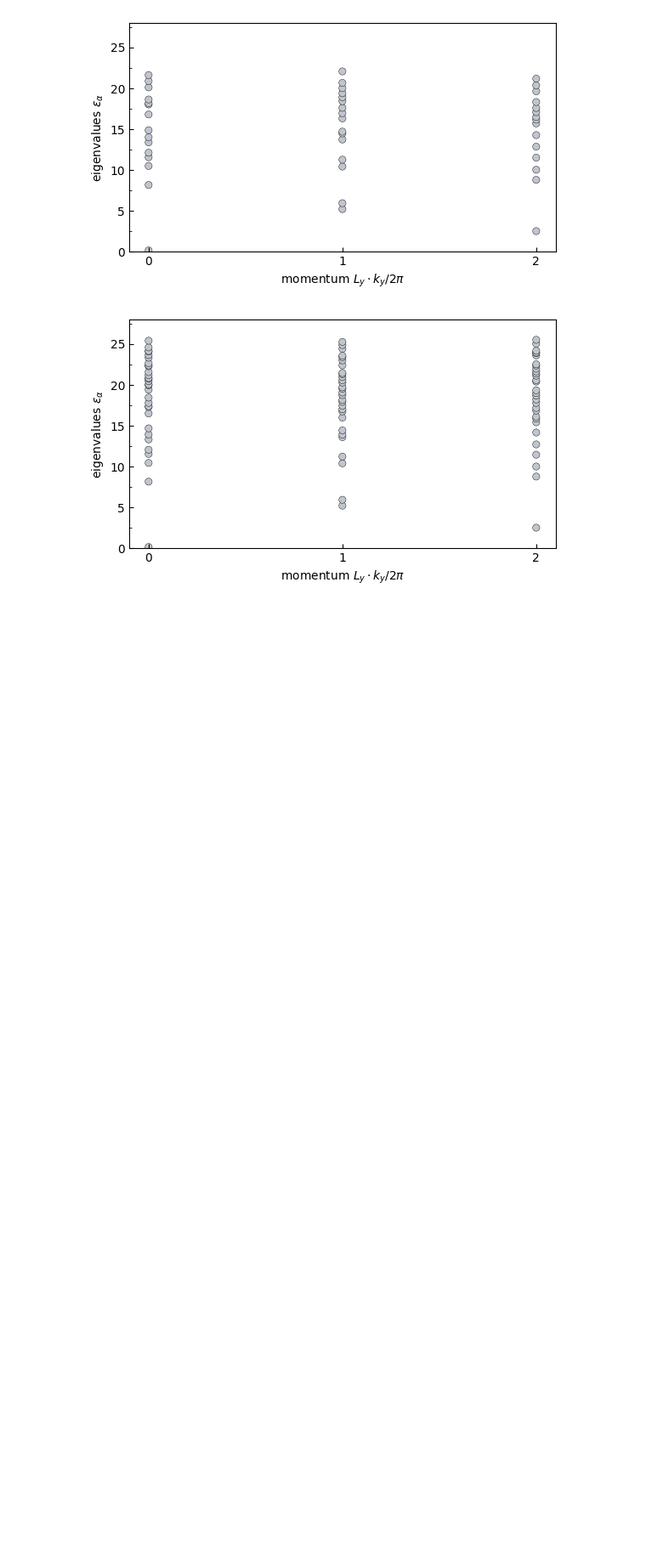
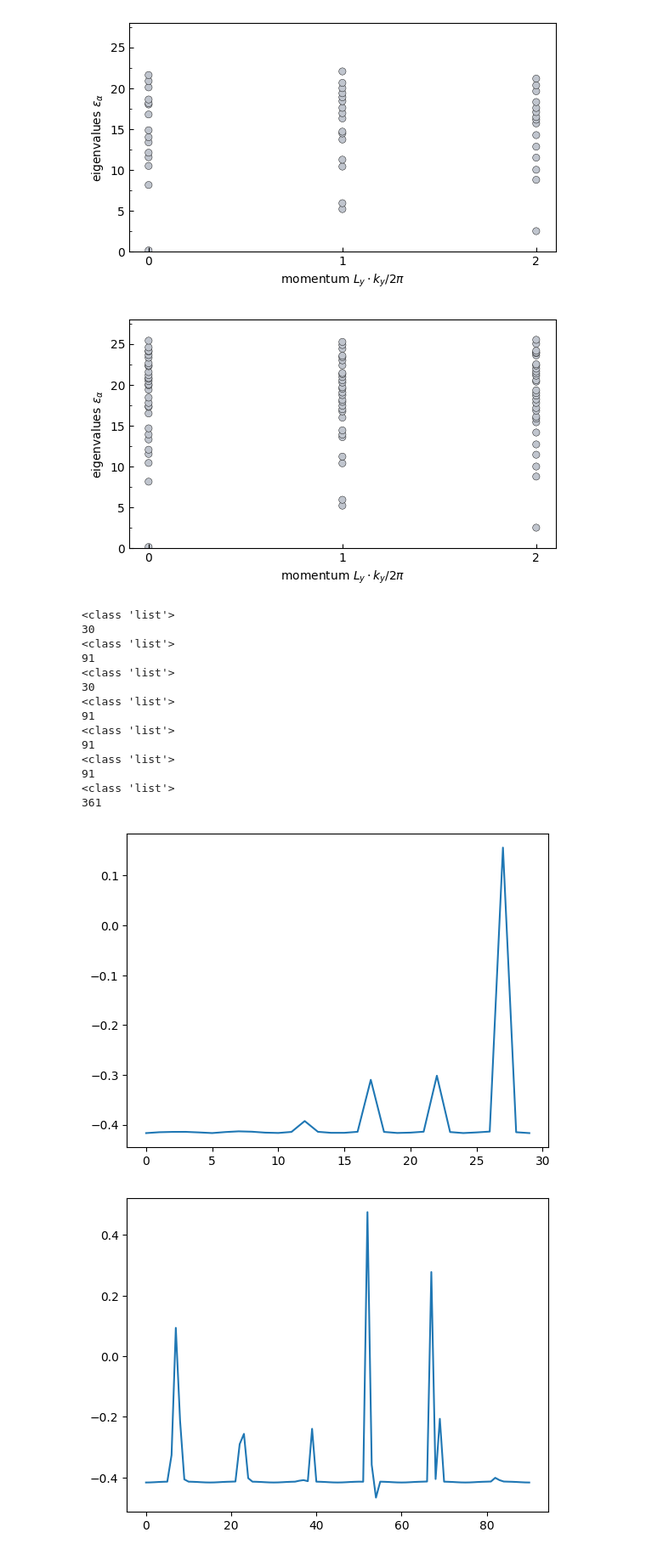
Before and after one commit to TZacha2001/MasterThesisFQHinTMDs, a Jupyter notebook: MPS_stuff/MPScalculations/plot_entanglement_spectrum.ipynb, the cells around one changed output. Shown at 85% size. Drawn from its saved outputs; the diff is of its cells as text; code cells hidden in the pictures; blank space fills up the shorter version.

```diff
--- a/MPS_stuff/MPScalculations/plot_entanglement_spectrum.ipynb
+++ b/MPS_stuff/MPScalculations/plot_entanglement_spectrum.ipynb
@@ -188,7 +187,7 @@ for fname in fname_list1:
     fig = pl.figure(figsize=(4*(1+np.sqrt(5))/2, 7/2))#,gridspec_kw={'height_ratios': [(1+np.sqrt(5))/2, 1]})
     ax = pl.gca()
     ax.set_ylim(0, 14)
-    permute = np.arange(Ly)
+    permute = np.arange(Ly1)
     plot_ent_spect_color(ax, entspec, Ly1, PRINT=False, permute=permute)
 
 for fname in fname_list2:
@@ -197,7 +196,7 @@ for fname in fname_list2:
     fig = pl.figure(figsize=(4*(1+np.sqrt(5))/2, 7/2))#,gridspec_kw={'height_ratios': [(1+np.sqrt(5))/2, 1]})
     ax = pl.gca()
     ax.set_ylim(0, 28)
-    permute = np.arange(Ly)
+    permute = np.arange(Ly2)
     plot_ent_spect_color(ax, entspec, Ly2, PRINT=False, permute=permute)
 # %% [output]
 [figure]
@@ -212,3 +211,39 @@ for fname in fname_list2:
 [figure]
 [figure]
 [figure]
+# %%
+fname_1_K0_30 = 'entspec_xk_Hofst_BL_pi_2_chi128_Lx2_Ly3_t-1.0_tp-0.25_K0_N1fluxes0.0-9.0-30.h5'
+fname_1_K0_91 = 'entspec_xk_Hofst_BL_pi_2_chi128_Lx2_Ly3_t-1.0_tp-0.25_K0_N1fluxes0.0-9.0-91.h5'
+fname_3_K0_30 = 'entspec_xk_Hofst_BL_pi_2_chi128_Lx2_Ly3_t-1.0_tp-0.25_K0_N3fluxes0.0-9.0-30.h5'
+fname_3_K0_91 = 'entspec_xk_Hofst_BL_pi_2_chi128_Lx2_Ly3_t-1.0_tp-0.25_K0_N3fluxes0.0-9.0-91.h5'
+fname_2_K1_91 = 'entspec_xk_Hofst_BL_pi_2_chi128_Lx2_Ly3_t-1.0_tp-0.25_K1_N2fluxes0.0-9.0-91.h5'
+fname_2_K2_91 = 'entspec_xk_Hofst_BL_pi_2_chi128_Lx2_Ly3_t-1.0_tp-0.25_K2_N2fluxes0.0-9.0-91.h5'
+fname_3_K0_361 = 'entspec_xk_Hofst_BL_pi_2_chi256_Lx2_Ly3_t-1.0_tp-0.25_K0_N3fluxes0.0-9.0-361.h5'
+
+fname_E_list = [fname_1_K0_30, fname_1_K0_91, fname_3_K0_30, fname_3_K0_91, fname_2_K1_91, fname_2_K2_91, fname_3_K0_361]
+
+for fname in fname_E_list:
+    data = load_data_h5(loc+fname)
+    E = data['E']
+    fig = pl.figure()
+    ax.set_xlim(0, 9)
+    pl.plot(E)
+    print(type(E))
+    print(len(E))
+# %% [output]
+<class 'list'>
+30
+<class 'list'>
+91
+<class 'list'>
+30
+<class 'list'>
+91
+<class 'list'>
+91
+<class 'list'>
+91
+<class 'list'>
+361
+[figure, added]
+[figure, added]
```
Also changed, not shown: parts of 3 cells of this notebook, 44 other files.
